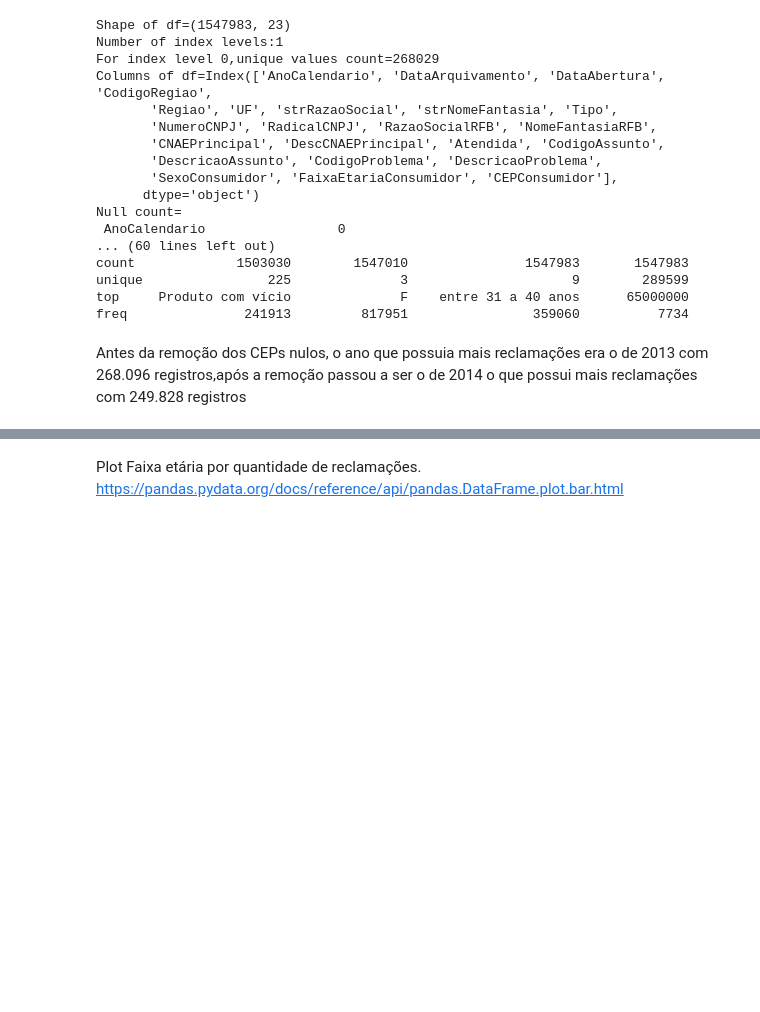
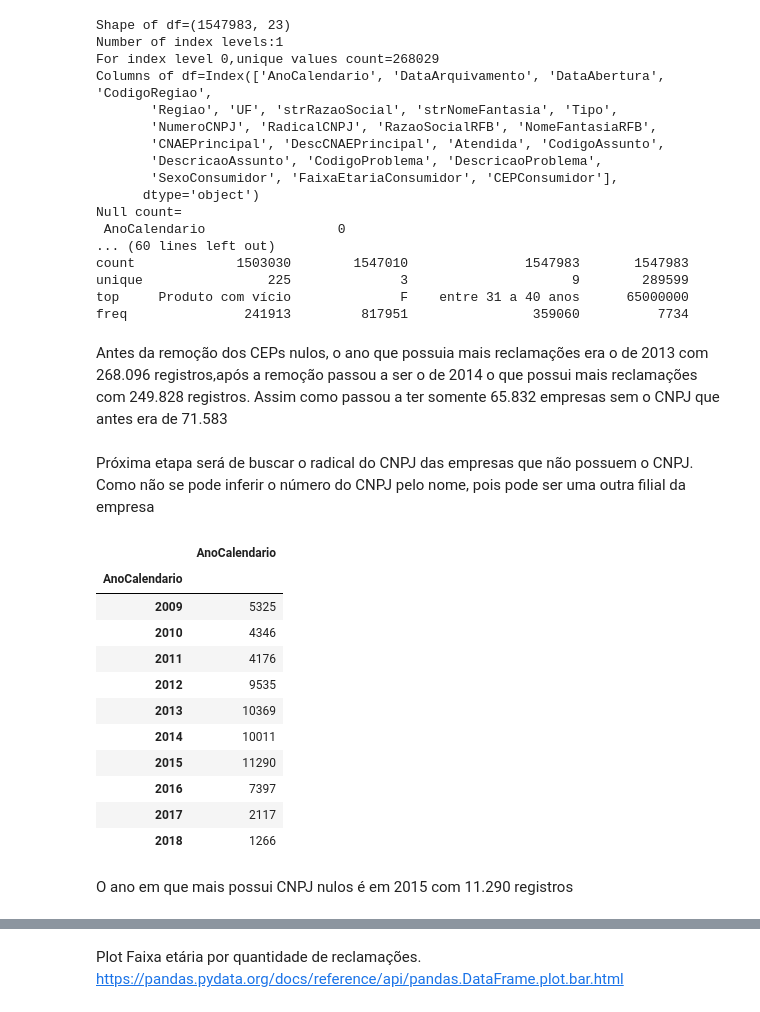
Before and after one commit to FabioVCoelho/Univali, a Jupyter notebook: TCC/src/proconDataset.ipynb, the cells around one changed output, grey strips where cells are left out. Cells and saved outputs as stored; diff of their text form; code cells hidden in the pictures; blank space fills up the shorter version.

```diff
--- a/TCC/src/proconDataset.ipynb
+++ b/TCC/src/proconDataset.ipynb
@@ -216,4 +219,27 @@ freq               241913         817951                359060          7734
 # %% [markdown]
 Antes da remoção dos CEPs nulos, o ano que possuia mais reclamações
 era o de 2013 com 268.096 registros,após a remoção passou a ser o
-de 2014 o que possui mais reclamações com 249.828 registros
+de 2014 o que possui mais reclamações com 249.828 registros.
+Assim como passou a ter somente 65.832 empresas sem o CNPJ
+que antes era de 71.583
+# %% [markdown]
+Próxima etapa será de buscar o radical do CNPJ das empresas que não possuem o CNPJ.
+Como não se pode inferir o número do CNPJ pelo nome, pois pode ser uma outra filial
+da empresa
+# %%
+df2[df2['NumeroCNPJ'].isnull()].groupby(['AnoCalendario']).agg({'AnoCalendario':'count'})
+# %% [output]
+|  | AnoCalendario |
+| AnoCalendario |  |
+| 2009 | 5325 |
+| 2010 | 4346 |
+| 2011 | 4176 |
+| 2012 | 9535 |
+| 2013 | 10369 |
+| 2014 | 10011 |
+| 2015 | 11290 |
+| 2016 | 7397 |
+| 2017 | 2117 |
+| 2018 | 1266 |
+# %% [markdown]
+O ano em que mais possui CNPJ nulos é em 2015 com 11.290 registros
```
Also changed, not shown: parts of 24 cells of this notebook.
